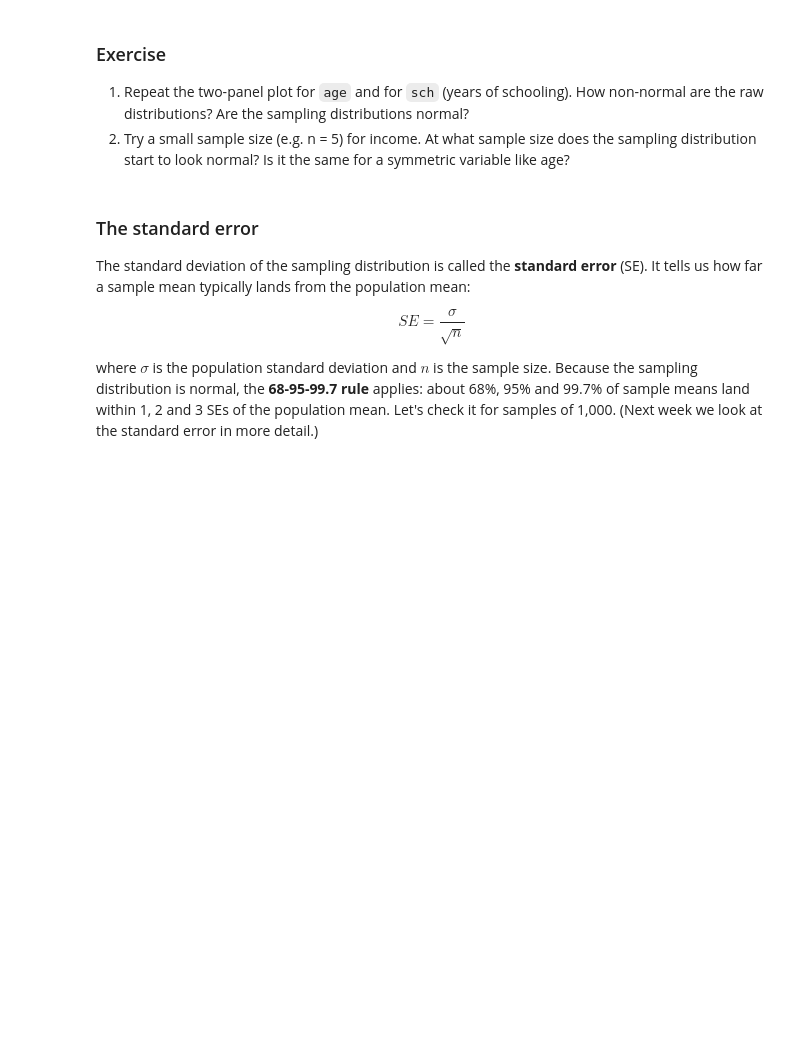
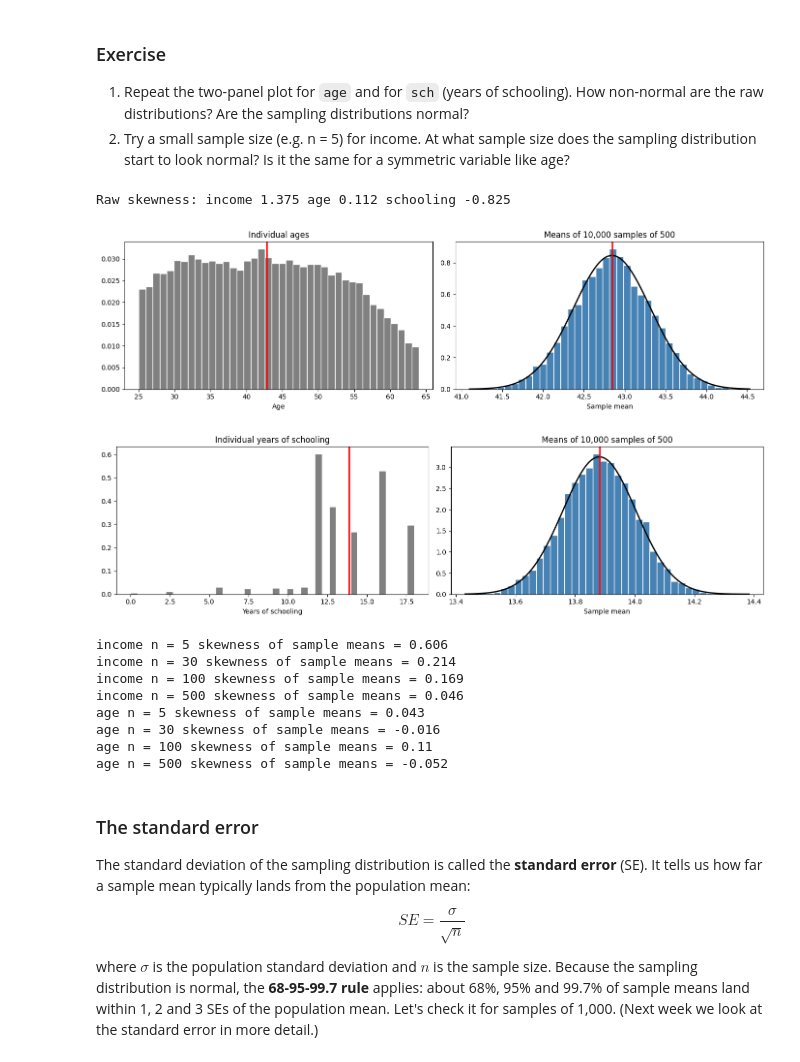
Before and after one commit to yichangxu29-ai/qm2, a Jupyter notebook: notebooks/W05. Distributions and Basic Statistics.ipynb, the cells around one changed output. Drawn from its saved outputs; the diff is of its cells as text; code cells hidden in the pictures; blank space fills up the shorter version.

```diff
--- a/notebooks/W05. Distributions and Basic Statistics.ipynb
+++ b/notebooks/W05. Distributions and Basic Statistics.ipynb
@@ -376,7 +576,67 @@ plt.tight_layout(); plt.show()
 1. Repeat the two-panel plot for `age` and for `sch` (years of schooling). How non-normal are the raw distributions? Are the sampling distributions normal?
 2. Try a small sample size (e.g. n = 5) for income. At what sample size does the sampling distribution start to look normal? Is it the same for a symmetric variable like age?
 # %%
-# your code here
+import numpy as np
+import pandas as pd
+import matplotlib.pyplot as plt
+from scipy.stats import norm
+
+np.random.seed(42)
+
+cps = pd.read_csv("https://storage.googleapis.com/qm2/wk7/cps.csv")
+df = cps[cps["year"] == 2013].copy()
+df["income"] = df["incwage"] / 1000
+df = df[df["income"] < 200].copy()
+
+def sample_means(values, n, reps=10_000):
+    means = []
+    for i in range(reps):
+        sample = values.sample(n, replace=True)
+        means.append(sample.mean())
+    return np.array(means)
+
+def plot_sampling_distribution(means, ax, true_mean, title, n=None):
+    bins = (np.arange(n + 2) - 0.5) / n if (n is not None and n <= 200) else 40
+    ax.hist(means, bins=bins, density=True, color="steelblue", edgecolor="white")
+    mu, sd = means.mean(), means.std()
+    xs = np.linspace(means.min(), means.max(), 200)
+    ax.plot(xs, norm.pdf(xs, mu, sd), "k", lw=2)
+    ax.axvline(true_mean, color="red", lw=2)
+    ax.set_title(title)
+
+def two_panel(series, xlabel, raw_title, sample_title, n=500):
+    fig, axes = plt.subplots(1, 2, figsize=(14, 4))
+    axes[0].hist(series, bins=40, density=True, color="grey", edgecolor="white")
+    axes[0].axvline(series.mean(), color="red", lw=2)
+    axes[0].set(title=raw_title, xlabel=xlabel)
+    plot_sampling_distribution(sample_means(series, n), axes[1], series.mean(), sample_title)
+    axes[1].set_xlabel("Sample mean")
+    plt.tight_layout()
+    plt.show()
+
+print("Raw skewness: income", round(df["income"].skew(), 3),
+      "age", round(df["age"].skew(), 3),
+      "schooling", round(df["sch"].skew(), 3))
+
+two_panel(df["age"], "Age", "Individual ages", "Means of 10,000 samples of 500")
+two_panel(df["sch"], "Years of schooling", "Individual years of schooling", "Means of 10,000 samples of 500")
+
+for name, series in [("income", df["income"]), ("age", df["age"])]:
+    for n in [5, 30, 100, 500]:
+        skew = pd.Series(sample_means(series, n, reps=4_000)).skew()
+        print(name, "n =", n, "skewness of sample means =", round(skew, 3))
+# %% [output]
+Raw skewness: income 1.375 age 0.112 schooling -0.825
+[figure, added]
+[figure, added]
+income n = 5 skewness of sample means = 0.606
+income n = 30 skewness of sample means = 0.214
+income n = 100 skewness of sample means = 0.169
+income n = 500 skewness of sample means = 0.046
+age n = 5 skewness of sample means = 0.043
+age n = 30 skewness of sample means = -0.016
+age n = 100 skewness of sample means = 0.11
+age n = 500 skewness of sample means = -0.052
 # %% [markdown]
 ### The standard error
 
```
Also changed, not shown: parts of 8 cells of this notebook.
